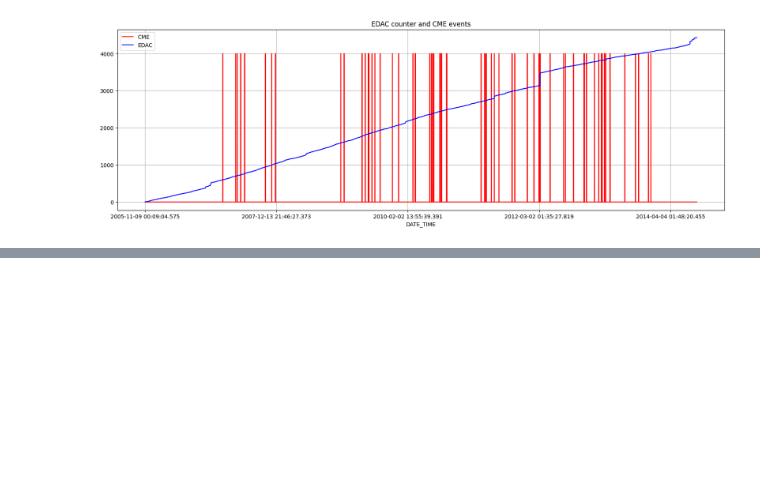
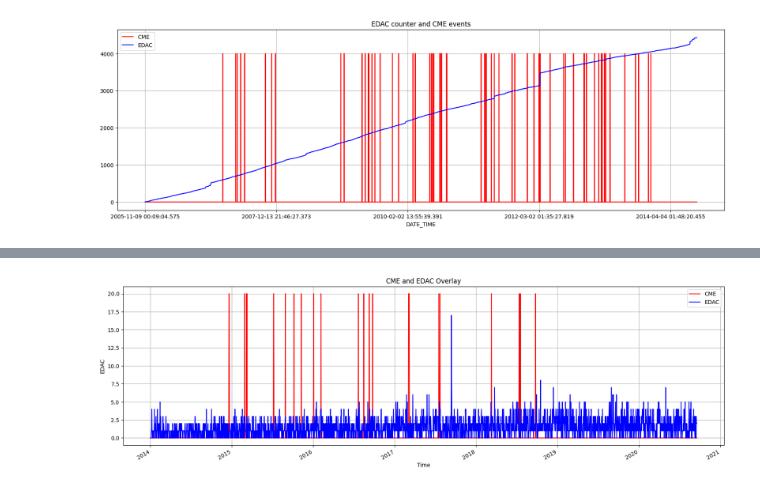
Before and after one commit to CS-433/ml-project-2-ml4esa, a Jupyter notebook: NoteBook.ipynb, the cells around one changed output, grey strips where cells are left out. Cells and saved outputs as stored; diff of their text form; code cells hidden in the pictures; blank space fills up the shorter version.

```diff
--- a/NoteBook.ipynb
+++ b/NoteBook.ipynb
@@ -111,0 +156,18 @@ plt.show()
+# %%
+fig, ax = plt.subplots(figsize=(20, 6))
+
+# Plot 'cme'
+(mex_df.loc['2014':]['cme']*20).plot(kind='line', color='red', label='CME')
+
+# Plot 'EDAC' on top of 'cme'
+mex_df.loc['2014':]['EDAC'].plot(kind='line', color='blue', label='EDAC')
+
+ax.set_xlabel('Time')
+ax.set_ylabel('EDAC')
+
+plt.title('CME and EDAC Overlay')
+plt.grid()
+plt.legend()
+plt.show()
+# %% [output]
+[figure, added]
```
Also changed, not shown: parts of 8 cells of this notebook.
